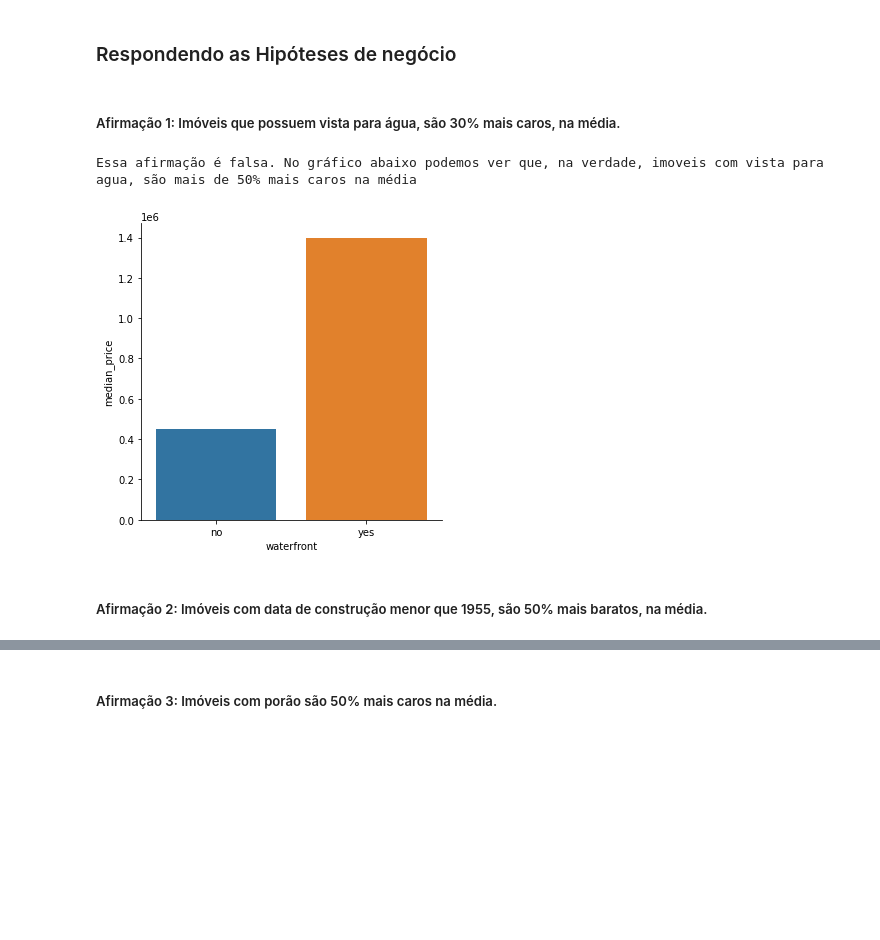
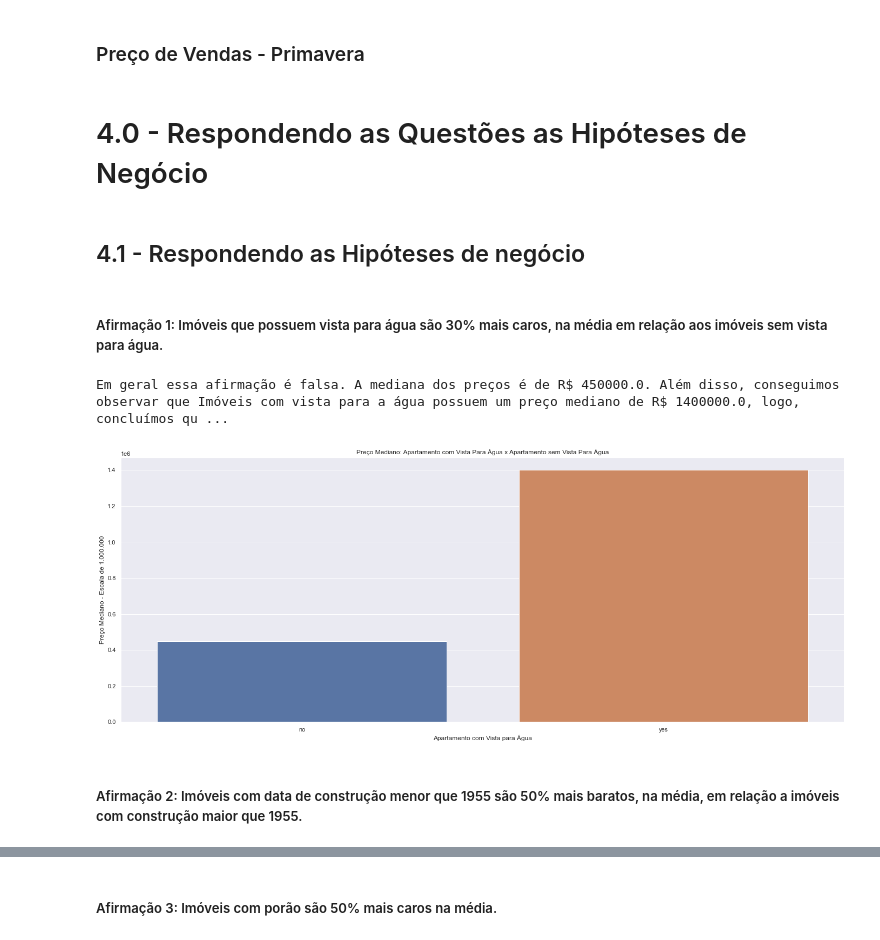
Before and after one commit to jefferson-datascience/project_insight_house_rocket, a Jupyter notebook: project_insight_house_rocket.ipynb, the cells around one changed output, grey strips where cells are left out. Drawn from its saved outputs; the diff is of its cells as text; code cells hidden in the pictures; blank space fills up the shorter version.

```diff
--- a/project_insight_house_rocket.ipynb
+++ b/project_insight_house_rocket.ipynb
@@ -315,0 +340,6 @@ tabela_classificacao_imoveis_compra.to_csv("imoveis_compra.csv")
+# %%
+# transformação das datas para datetime
+df1['date'] = pd.to_datetime(df1['date'])
+
+# transformação das informações da coluna waterfront
+df1['waterfront'] = df1['waterfront'].apply(lambda x: 'yes' if x == 1 else 'no')
@@ -315,0 +348,2 @@ tabela_classificacao_imoveis_compra.to_csv("imoveis_compra.csv")
+# %%
+df2 = df1.copy()
@@ -315,0 +367,2 @@ tabela_classificacao_imoveis_compra.to_csv("imoveis_compra.csv")
+# %%
+df3 = df2.copy()
@@ -315,0 +371,15 @@ tabela_classificacao_imoveis_compra.to_csv("imoveis_compra.csv")
+# %%
+# Cálculo da Média dos precos por Região
+preco_medio_regiao = df3[['price', 'zipcode']].groupby('zipcode').median().reset_index()
+
+# Armazenamento dos dados para mapeamento.
+mapemento_zipcode_price = dict(preco_medio_regiao.to_numpy())
+
+# Mapeamento e preenchimento.
+df3['median_price_zipcode'] = df3['zipcode'].map(mapemento_zipcode_price)
+
+
+# ----------------- Classificaçaõ: condition >= 3 e preço de compra menor que a mediana dos preços ----------------------
+
+# Classicação de compra e não compra de imóveis
+df3['option_buy'] = df3[['price', 'condition', 'median_price_zipcode']].apply(lambda x: 'buy' if (x['price'] < x['median_price_zipcode']) and (x['condition'] > 2) else 'no_buy', axis=1)
@@ -315,0 +506,2 @@ tabela_classificacao_imoveis_compra.to_csv("imoveis_compra.csv")
+# %% [markdown]
+### Preço de Vendas - Primavera
@@ -316,21 +530,25 @@ tabela_classificacao_imoveis_compra.to_csv("imoveis_compra.csv")
+# %% [markdown]
+# 4.0 - Respondendo as Questões as Hipóteses de Negócio
 # %% [markdown]
-### Respondendo as Hipóteses de negócio
+## 4.1 - Respondendo as Hipóteses de negócio
 # %% [markdown]
-##### Afirmação 1: Imóveis que possuem vista para água, são 30% mais caros, na média.
+##### Afirmação 1: Imóveis que possuem vista para água são 30% mais caros, na média em relação aos imóveis  sem vista para água.
 # %%
-print('Essa afirmação é falsa. No gráfico abaixo podemos ver que, na verdade, imoveis com vista para agua, são mais de 50% mais caros na média ')
+# Agrupamento dos Dados
+df_hipotese1 = df3[['price', 'waterfront']].groupby('waterfront').median().reset_index()
 
-import seaborn as sns
-# Estratégia de Resolução:
+# Plotagem dos Gráficos
+grafico_hipotese1 = sns.barplot(x='waterfront', y='price', data= df_hipotese1)
 
-dataframe_analysis_hip1 = data[['price', 'waterfront']].groupby('waterfront').median().reset_index()
-dataframe_analysis_hip1.columns = ['waterfront', 'median_price']
+# Configuração de Legendas
+plt.xlabel('Apartamento com Vista para Água')
+plt.ylabel('Preço Mediano - Escala de 1.000.000')
+plt.title('Preço Mediano: Apartamento com Vista Para Água x Apartamento sem Vista Para Água')
 
-
-grafico_hipotese1 = sns.catplot(x='waterfront', y='median_price', kind='bar', data= dataframe_analysis_hip1)
+print(f'Em geral essa afirmação é falsa. A mediana dos preços é de R$ {df3["price"].median()}. Além disso, conseguimos observar que Imóveis com vista para a água possuem um preço mediano de R$ {df_hipotese1.loc[1]["price"]}, logo, concluímos que imóveis com vista para água são, na média, 300% mais caro. Logo, o insight gerado aqui é: Imóveis com vista para a água são uma ótima opção de investimento.')
 # %% [output]
-Essa afirmação é falsa. No gráfico abaixo podemos ver que, na verdade, imoveis com vista para agua, são mais de 50% mais caros na média
+Em geral essa afirmação é falsa. A mediana dos preços é de R$ 450000.0. Além disso, conseguimos observar que Imóveis com vista para a água possuem um preço mediano de R$ 1400000.0, logo, concluímos qu ...
-[figure, old version]
+[figure, new version]
 # %% [markdown]
-##### Afirmação 2: Imóveis com data de construção menor que 1955, são 50% mais baratos, na média.
+##### Afirmação 2: Imóveis com data de construção menor que 1955 são 50% mais baratos, na média, em relação a imóveis com construção maior que 1955.
 # %%
```
Also changed, not shown: parts of 64 cells of this notebook, 6 other files.
